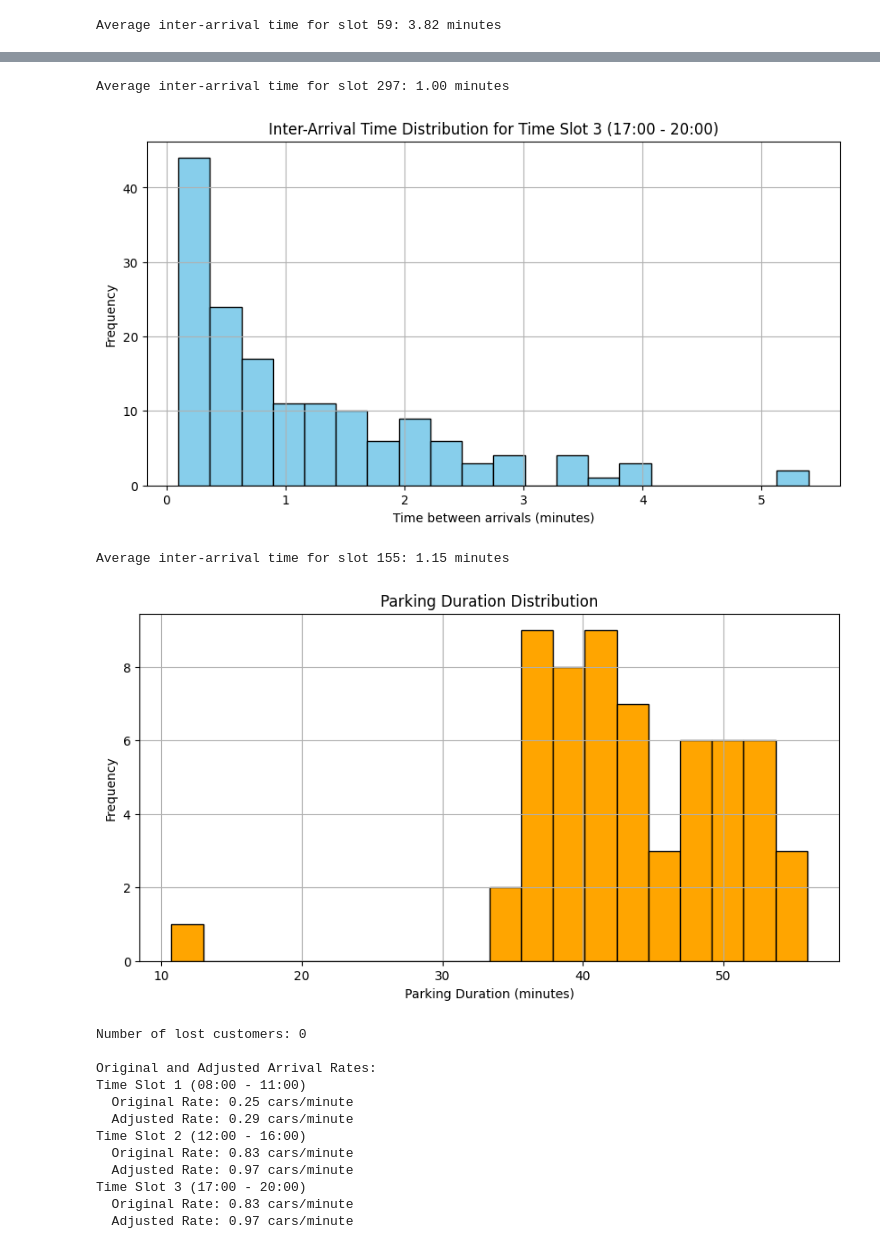
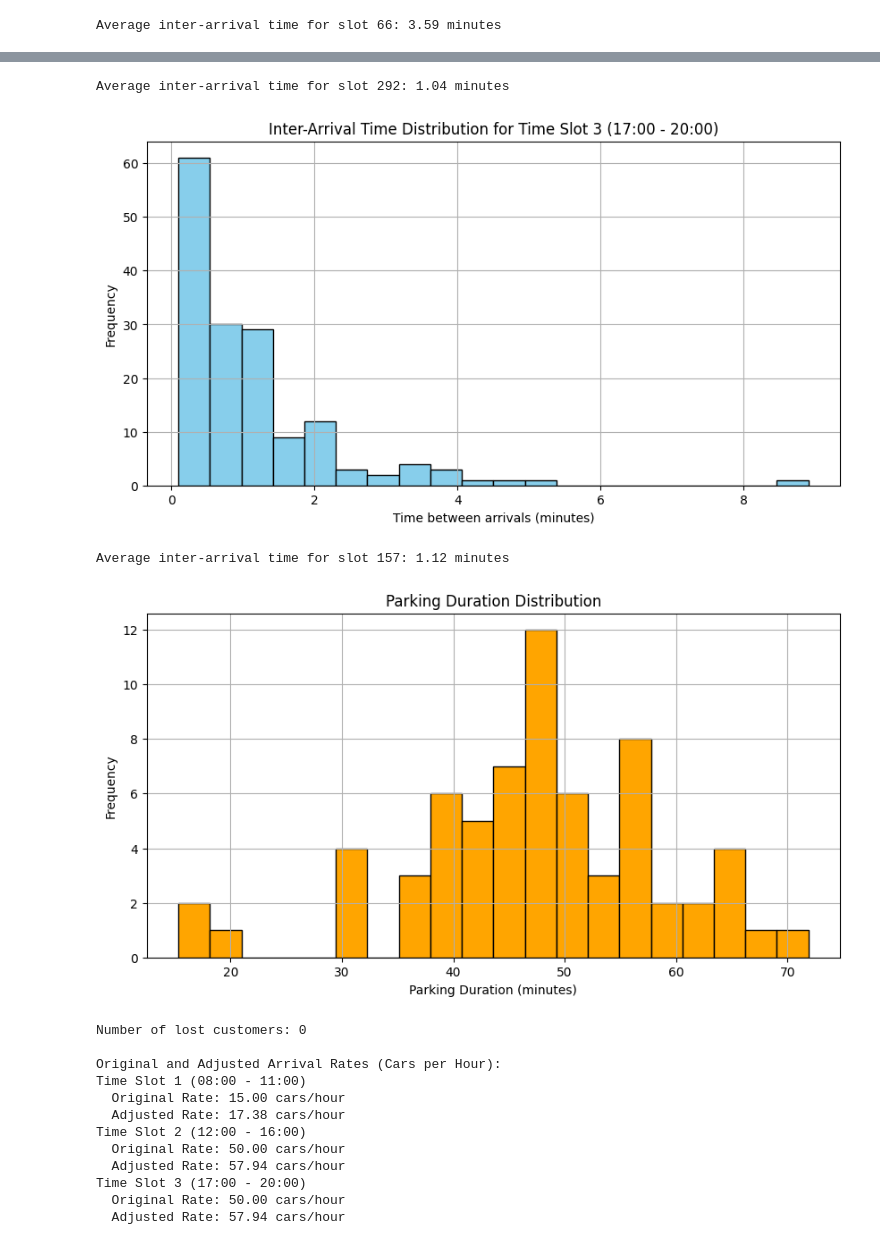
Before and after one commit to PrashantChaudhary632/Final_year_project, a Jupyter notebook: 11.ipynb, the cells around one changed output, grey strips where cells are left out. Cells and saved outputs as stored; diff of their text form; code cells hidden in the pictures.

```diff
--- a/11.ipynb
+++ b/11.ipynb
@@ -139,14 +139,17 @@ if len(departure_times) > 0 and len(arrival_times[0]) > 0:
 # Print the number of lost customers
 print(f'Number of lost customers: {lost_customers}')
 
-# Print original and adjusted arrival rates
-print("\nOriginal and Adjusted Arrival Rates:")
+# Print original and adjusted arrival rates in cars per hour
+print("\nOriginal and Adjusted Arrival Rates (Cars per Hour):")
 for i, (start, end, rate) in enumerate(time_slots):
     wtv = calculate_wtv(current_price)
     adjusted_rate = adjust_lambda(rate, wtv)
-    print(f"Time Slot {i+1} ({start//60:02d}:00 - {end//60:02d}:00)")
-    print(f"  Original Rate: {rate:.2f} cars/minute")
-    print(f"  Adjusted Rate: {adjusted_rate:.2f} cars/minute")
+    # Convert rates from cars per minute to cars per hour
+    original_rate_per_hour = rate * 60
+    adjusted_rate_per_hour = adjusted_rate * 60
+    print(f"Time Slot {i+1} ({start // 60:02d}:00 - {end // 60:02d}:00)")
+    print(f"  Original Rate: {original_rate_per_hour:.2f} cars/hour")
+    print(f"  Adjusted Rate: {adjusted_rate_per_hour:.2f} cars/hour")
 # %% [output]
 Current Time: 0, Calculated WTV: 92.7
 Current Time: 1, Calculated WTV: 92.7
@@ -170 +173 @@ Current Time: 7042.054466400998,
-Average inter-arrival time for slot 59: 3.82 minutes
+Average inter-arrival time for slot 66: 3.59 minutes
@@ -172,16 +175,16 @@ Average inter-arrival time for slot 59: 3.82 minutes
-Average inter-arrival time for slot 297: 1.00 minutes
+Average inter-arrival time for slot 292: 1.04 minutes
-[figure, old version]
+[figure, new version]
-Average inter-arrival time for slot 155: 1.15 minutes
+Average inter-arrival time for slot 157: 1.12 minutes
-[figure, old version]
+[figure, new version]
 Number of lost customers: 0
 
-Original and Adjusted Arrival Rates:
+Original and Adjusted Arrival Rates (Cars per Hour):
 Time Slot 1 (08:00 - 11:00)
-  Original Rate: 0.25 cars/minute
-  Adjusted Rate: 0.29 cars/minute
+  Original Rate: 15.00 cars/hour
+  Adjusted Rate: 17.38 cars/hour
 Time Slot 2 (12:00 - 16:00)
-  Original Rate: 0.83 cars/minute
-  Adjusted Rate: 0.97 cars/minute
+  Original Rate: 50.00 cars/hour
+  Adjusted Rate: 57.94 cars/hour
 Time Slot 3 (17:00 - 20:00)
-  Original Rate: 0.83 cars/minute
-  Adjusted Rate: 0.97 cars/minute
+  Original Rate: 50.00 cars/hour
+  Adjusted Rate: 57.94 cars/hour
```
Also changed, not shown: parts of 1 cell of this notebook.
